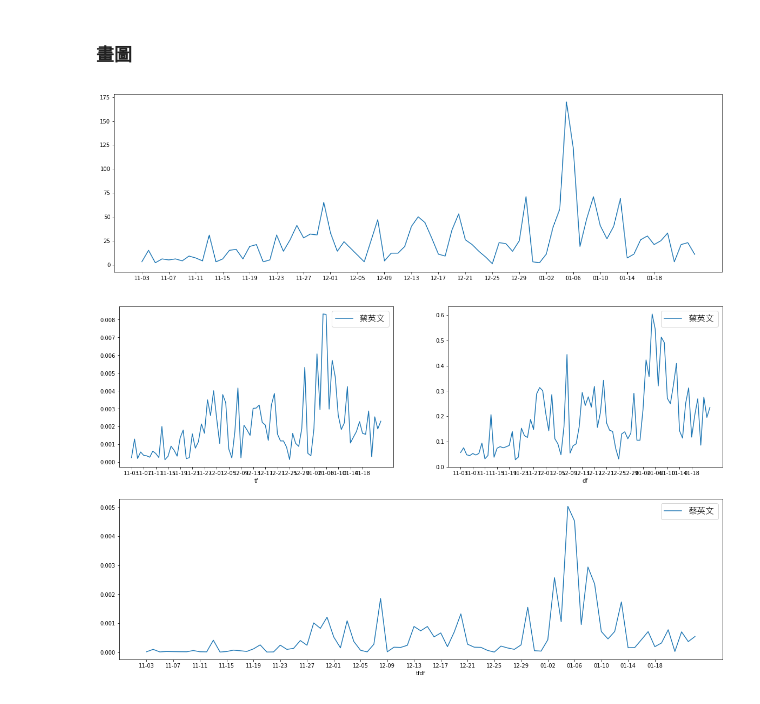
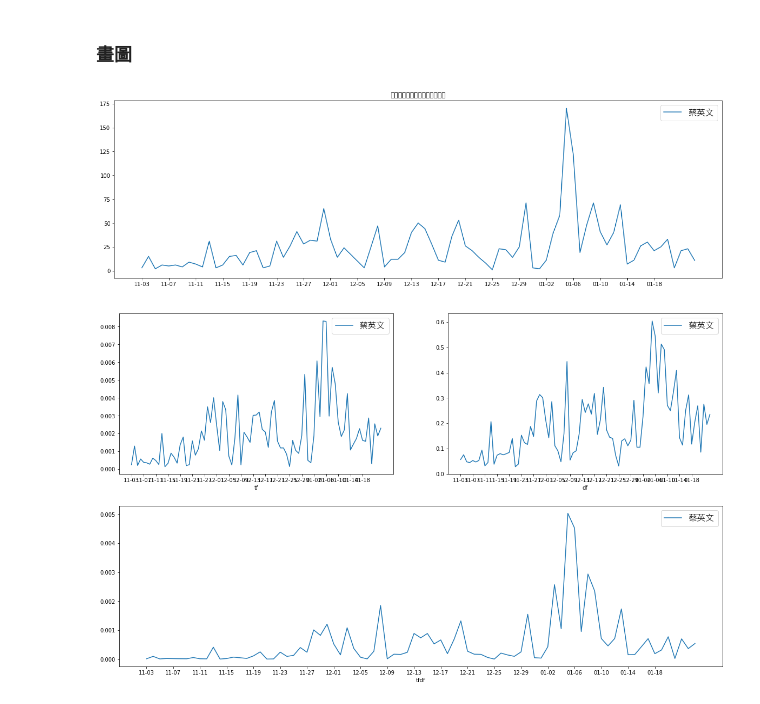
Before and after one commit to A2Zntu/HW0_Political_News_Analysis, a Jupyter notebook: final_demo/final_report.ipynb, the cells around one changed output. Cells and saved outputs as stored; diff of their text form; code cells hidden in the pictures.

```diff
--- a/final_demo/final_report.ipynb
+++ b/final_demo/final_report.ipynb
@@ -248,6 +350,6 @@ for i in range(len(date_index)-1):
 # %%
-df = pd.DataFrame(wn_by_day)
-df = df.fillna(0)
+df_wn = pd.DataFrame(wn_by_day)
+df_wn = df.fillna(0)
 
 df_tf = pd.DataFrame(tf_by_day)
 df_tf = df_tf.fillna(0)
@@ -258,12 +360,15 @@ df_occur = df_occur.fillna(0)
 ### 畫圖
 # %%
 # word times
+import matplotlib.pyplot as plt
 plt.figure(figsize=(20,6))
-plt.plot(aall_date[147:], df.loc['蔡英文']['2018-11-01':], label='蔡英文')
+plt.title("蔡英文每天在報紙上出現的次數")
+plt.plot(aall_date[147:], df_wn.loc['蔡英文']['2018-11-01':], label='蔡英文')
 plt.xticks(list(range(0, 80, 4)), [aall_date[-150::-1][i] for i in range(0, 80, 4)])
+plt.legend(prop=font)
 plt.show()
 # %% [output]
-[figure, old version]
+[figure, new version]
 # %%
 plt.figure(figsize=(20,12))
 
```
Also changed, not shown: parts of 24 cells of this notebook, 5 other files.
